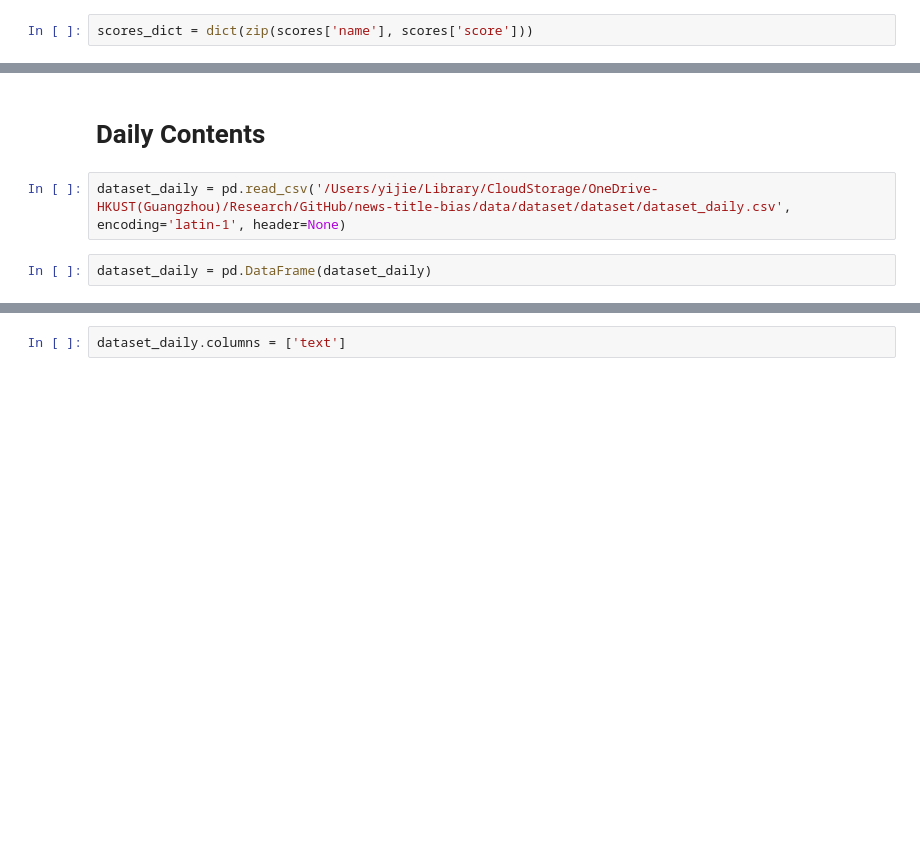
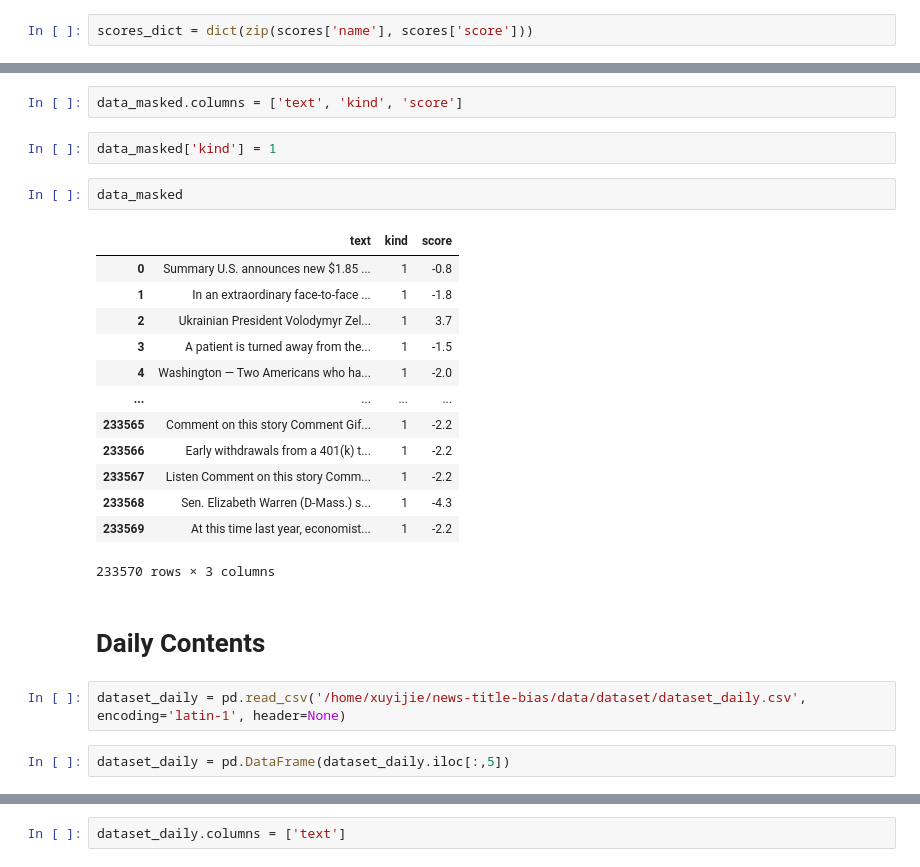
Before and after one commit to yeahjack/TwitterLeanAnalysis, a Jupyter notebook: notebooks/05.RelabelingNews/assignLabels.ipynb, the cells around one changed output, grey strips where cells are left out. Drawn from its saved outputs; the diff is of its cells as text; blank space fills up the shorter version.

```diff
--- a/notebooks/05.RelabelingNews/assignLabels.ipynb
+++ b/notebooks/05.RelabelingNews/assignLabels.ipynb
@@ -214,6 +199,26 @@ data
+# %%
+data_masked.columns = ['text', 'kind', 'score']
+# %%
+data_masked['kind'] = 1
+# %%
+data_masked
+# %% [output]
+|  | text | kind | score |
+| 0 | Summary U.S. announces new $1.85 ... | 1 | -0.8 |
+| 1 | In an extraordinary face-to-face ... | 1 | -1.8 |
+| 2 | Ukrainian President Volodymyr Zel... | 1 | 3.7 |
+| 3 | A patient is turned away from the... | 1 | -1.5 |
+| 4 | Washington — Two Americans who ha... | 1 | -2.0 |
+| ... | ... | ... | ... |
+| 233565 | Comment on this story Comment Gif... | 1 | -2.2 |
+| 233566 | Early withdrawals from a 401(k) t... | 1 | -2.2 |
+| 233567 | Listen Comment on this story Comm... | 1 | -2.2 |
+| 233568 | Sen. Elizabeth Warren (D-Mass.) s... | 1 | -4.3 |
+| 233569 | At this time last year, economist... | 1 | -2.2 |
+233570 rows × 3 columns
 # %% [markdown]
 # Daily Contents
 # %%
-dataset_daily = pd.read_csv('/Users/yijie/Library/CloudStorage/OneDrive-HKUST(Guangzhou)/Research/GitHub/news-title-bias/data/dataset/dataset/dataset_daily.csv', encoding='latin-1', header=None)
+dataset_daily = pd.read_csv('/home/xuyijie/news-title-bias/data/dataset/dataset_daily.csv', encoding='latin-1', header=None)
 # %%
-dataset_daily = pd.DataFrame(dataset_daily)
+dataset_daily = pd.DataFrame(dataset_daily.iloc[:,5])
```
Also changed, not shown: parts of 61 cells of this notebook, 2 other files.
